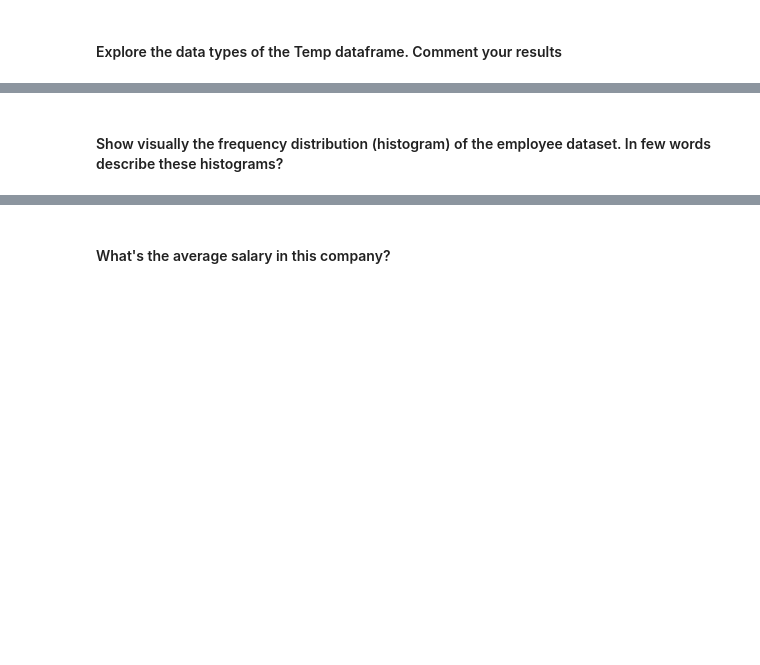
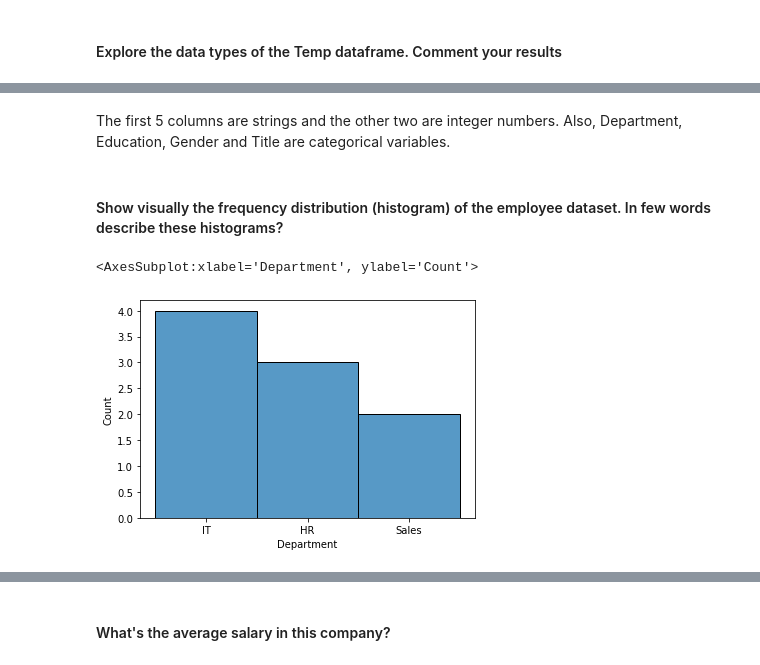
Before and after one commit to antoniogarciagiron/lab-subsetting-and-descriptive-stats, a Jupyter notebook: your-code/main.ipynb, the cells around one changed output, grey strips where cells are left out. Saved outputs shown, nothing was run; the diff lists cells and outputs as text; code cells hidden in the pictures; blank space fills up the shorter version.

```diff
--- a/your-code/main.ipynb
+++ b/your-code/main.ipynb
@@ -147,2 +145,4 @@ Std:  1.57
+# %%
+employee = pd.read_csv("employee.csv")
 # %% [markdown]
 #### Explore the data types of the Temp dataframe. Comment your results
@@ -151,2 +176,4 @@ Std:  1.57
+# %% [markdown]
+The first 5 columns are strings and the other two are integer numbers. Also, Department, Education, Gender and Title are categorical variables.
 # %% [markdown]
 #### Show visually the frequency distribution (histogram) of the employee dataset. In few words describe these histograms?
@@ -154,0 +180,5 @@ Std:  1.57
+# %%
+sns.histplot(employee.Department)
+# %% [output]
+<AxesSubplot:xlabel='Department', ylabel='Count'>
+[figure, added]
```
Also changed, not shown: parts of 52 cells of this notebook.
